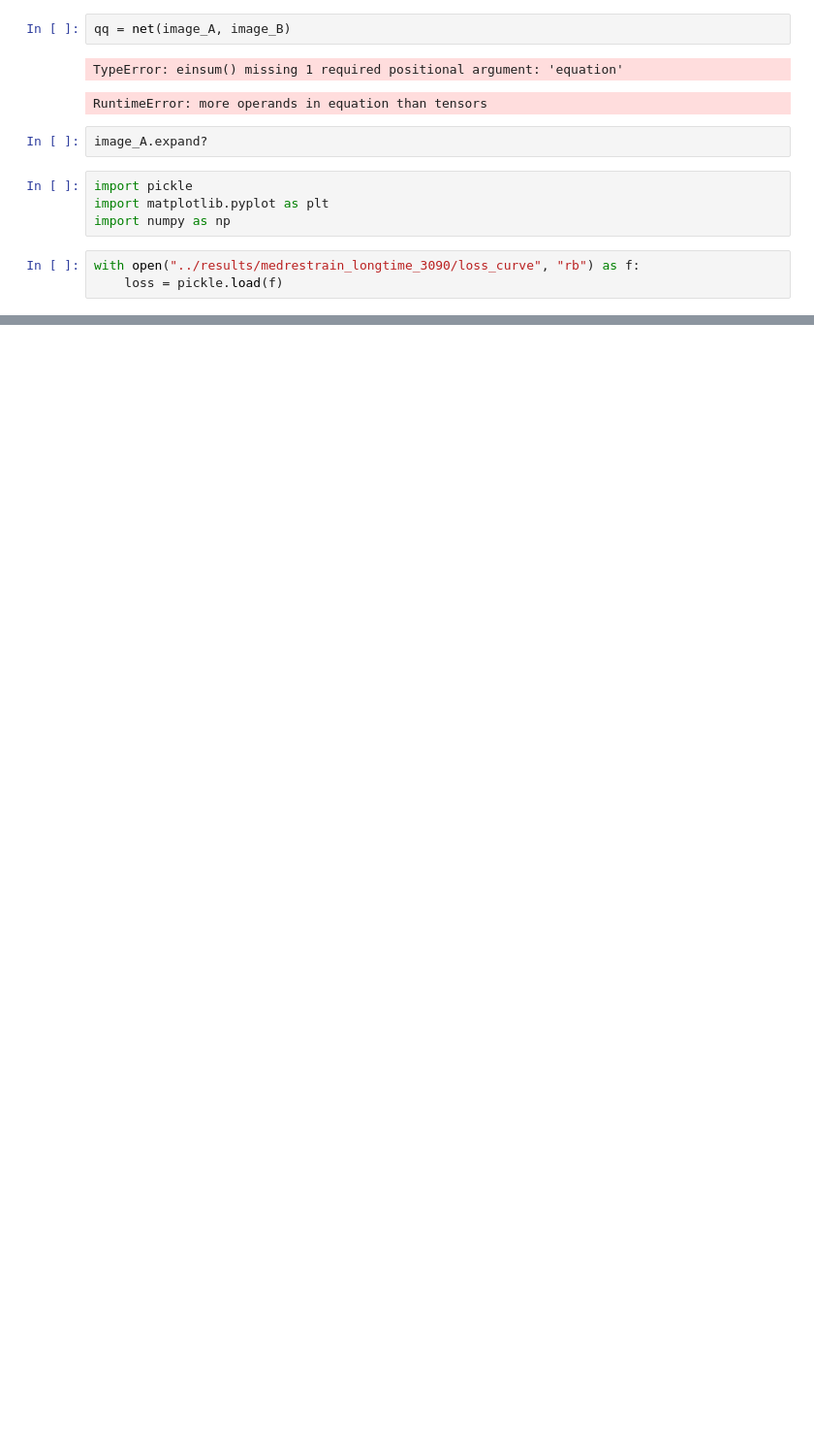
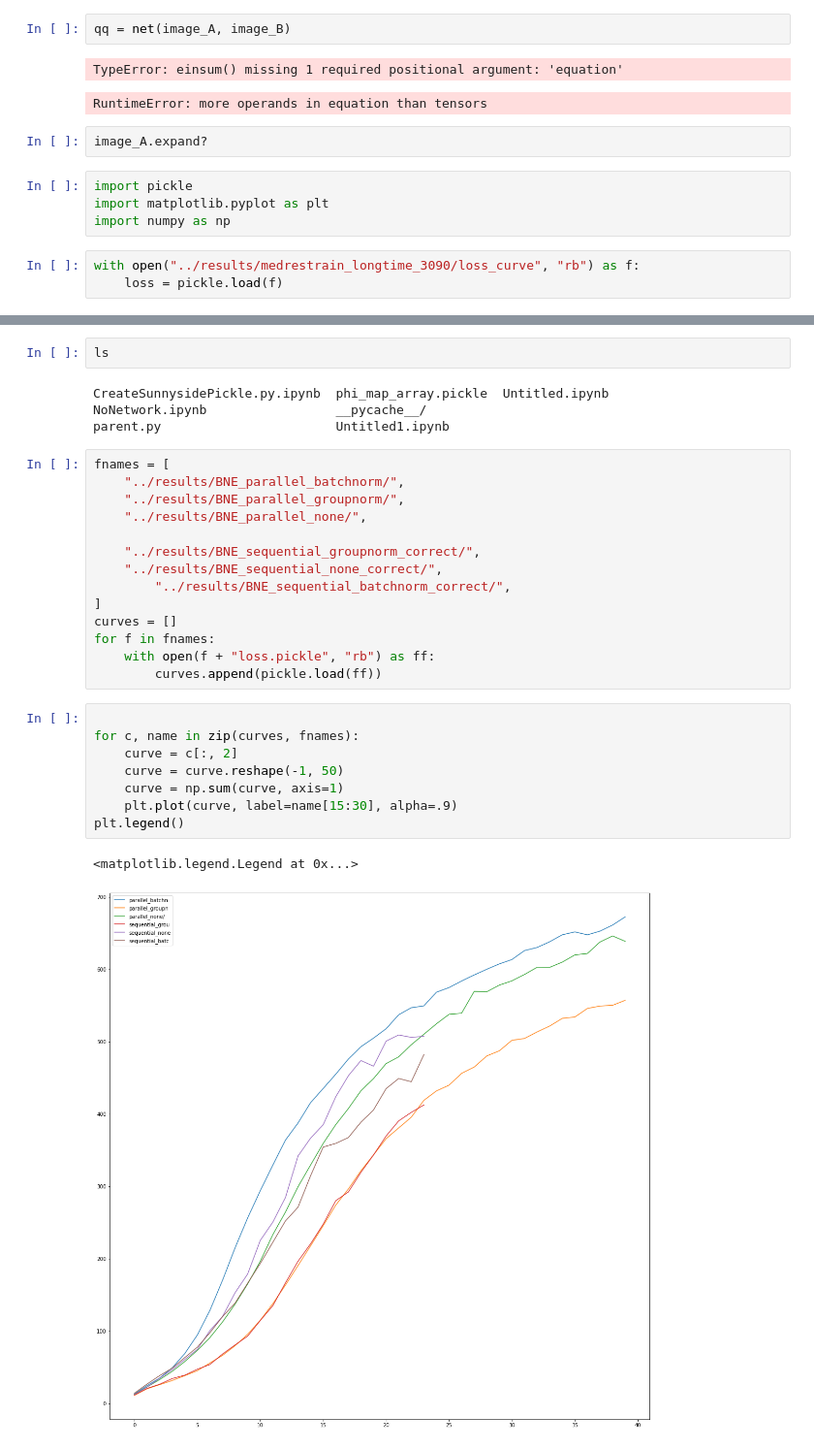
Before and after one commit to HastingsGreer/InverseConsistency, a Jupyter notebook: notebooks/Untitled.ipynb, the cells around one changed output, grey strips where cells are left out. Shown at 97% size. Drawn from its saved outputs; the diff is of its cells as text; blank space fills up the shorter version.

```diff
--- a/notebooks/Untitled.ipynb
+++ b/notebooks/Untitled.ipynb
@@ -169,0 +170,31 @@ plt.plot(np.array(loss)[:, 2])
+# %%
+ls
+# %% [output]
+CreateSunnysidePickle.py.ipynb  phi_map_array.pickle  Untitled.ipynb
+NoNetwork.ipynb                 __pycache__/
+parent.py                       Untitled1.ipynb
+# %%
+fnames = [
+    "../results/BNE_parallel_batchnorm/",
+    "../results/BNE_parallel_groupnorm/",
+    "../results/BNE_parallel_none/",
+
+    "../results/BNE_sequential_groupnorm_correct/",
+    "../results/BNE_sequential_none_correct/",
+        "../results/BNE_sequential_batchnorm_correct/",
+]
+curves = []
+for f in fnames:
+    with open(f + "loss.pickle", "rb") as ff:
+        curves.append(pickle.load(ff))
+# %%
+
+for c, name in zip(curves, fnames):
+    curve = c[:, 2]
+    curve = curve.reshape(-1, 50)
+    curve = np.sum(curve, axis=1)
+    plt.plot(curve, label=name[15:30], alpha=.9)
+plt.legend()
+# %% [output]
+<matplotlib.legend.Legend at 0x...>
+[figure, added]
```
Also changed, not shown: parts of 4 cells of this notebook, 4 other files.
